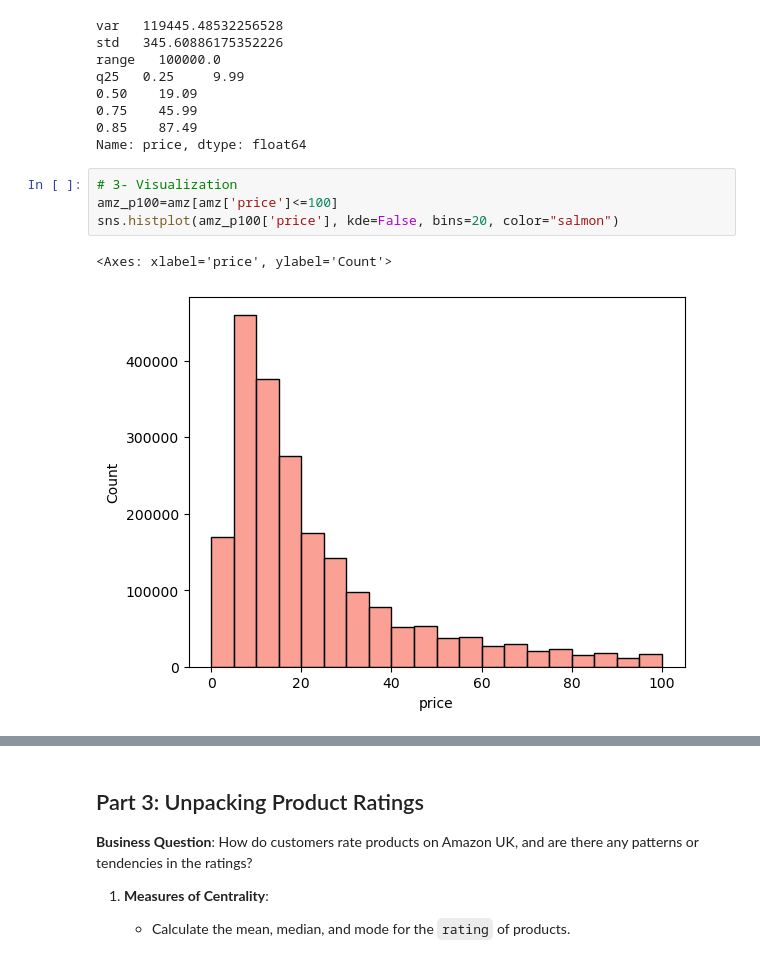
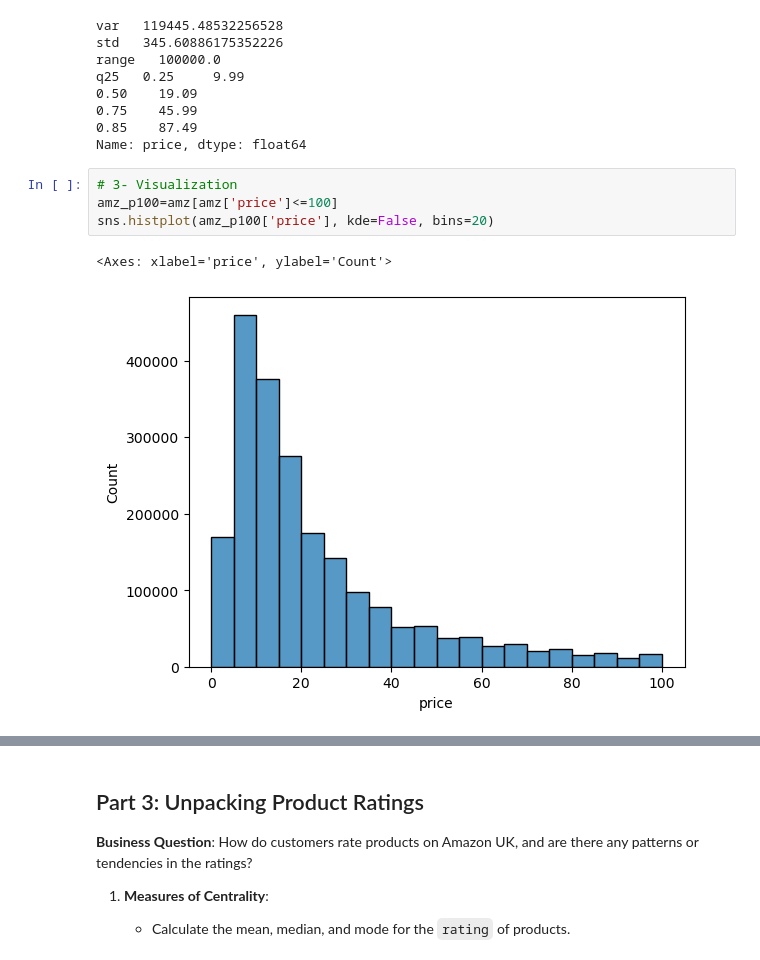
Before and after one commit to Federicosz/lab-eda-univariate, a Jupyter notebook: Lab_solution_FSZ.ipynb, the cells around one changed output, grey strips where cells are left out. Cells and saved outputs as stored; diff of their text form.

```diff
--- a/Lab_solution_FSZ.ipynb
+++ b/Lab_solution_FSZ.ipynb
@@ -111,7 +105,7 @@ Name: price, dtype: float64
 # %%
 # 3- Visualization
 amz_p100=amz[amz['price']<=100]
-sns.histplot(amz_p100['price'], kde=False, bins=20, color="salmon")
+sns.histplot(amz_p100['price'], kde=False, bins=20)
 # %% [output]
 <Axes: xlabel='price', ylabel='Count'>
-[figure, old version]
+[figure, new version]
```
Also changed, not shown: parts of 5 cells of this notebook.
